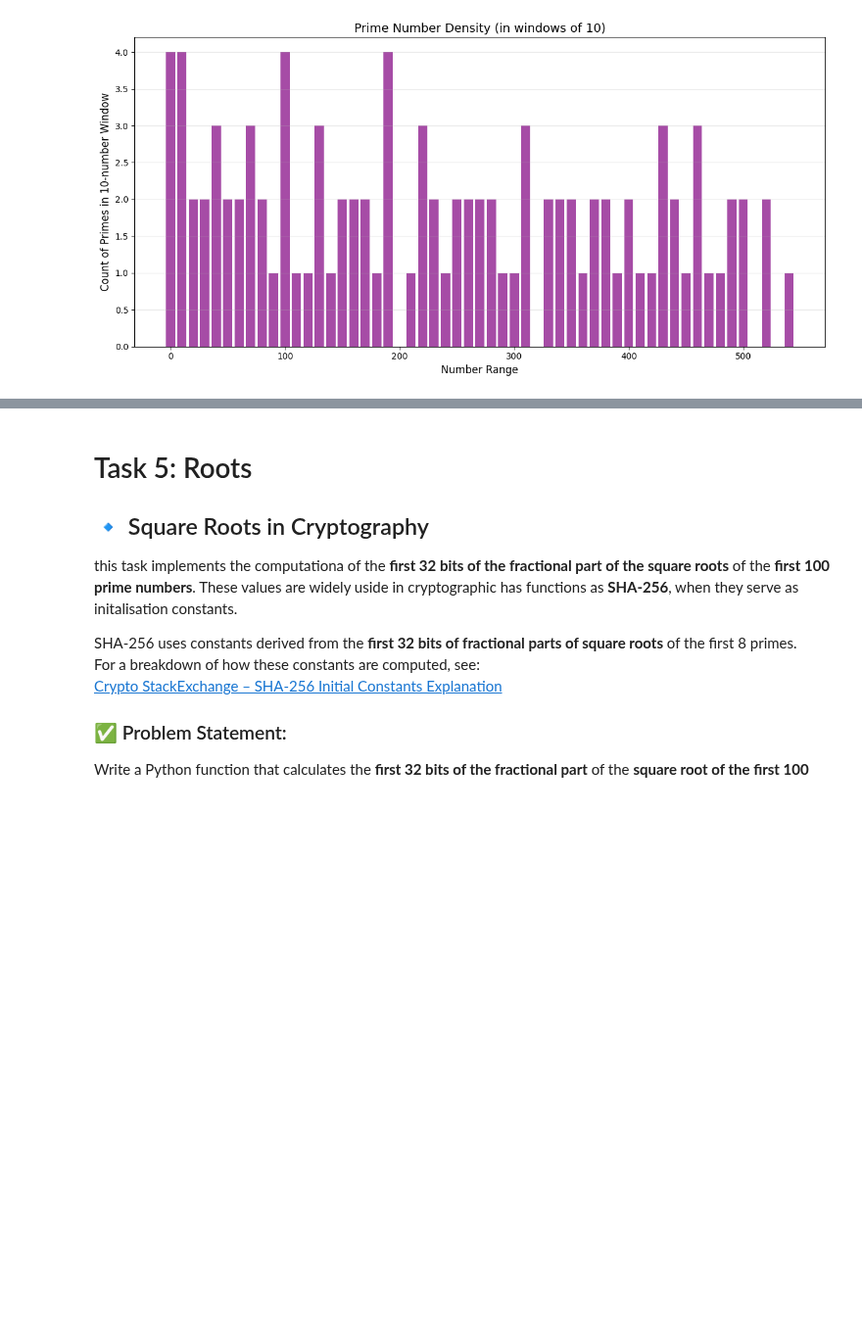
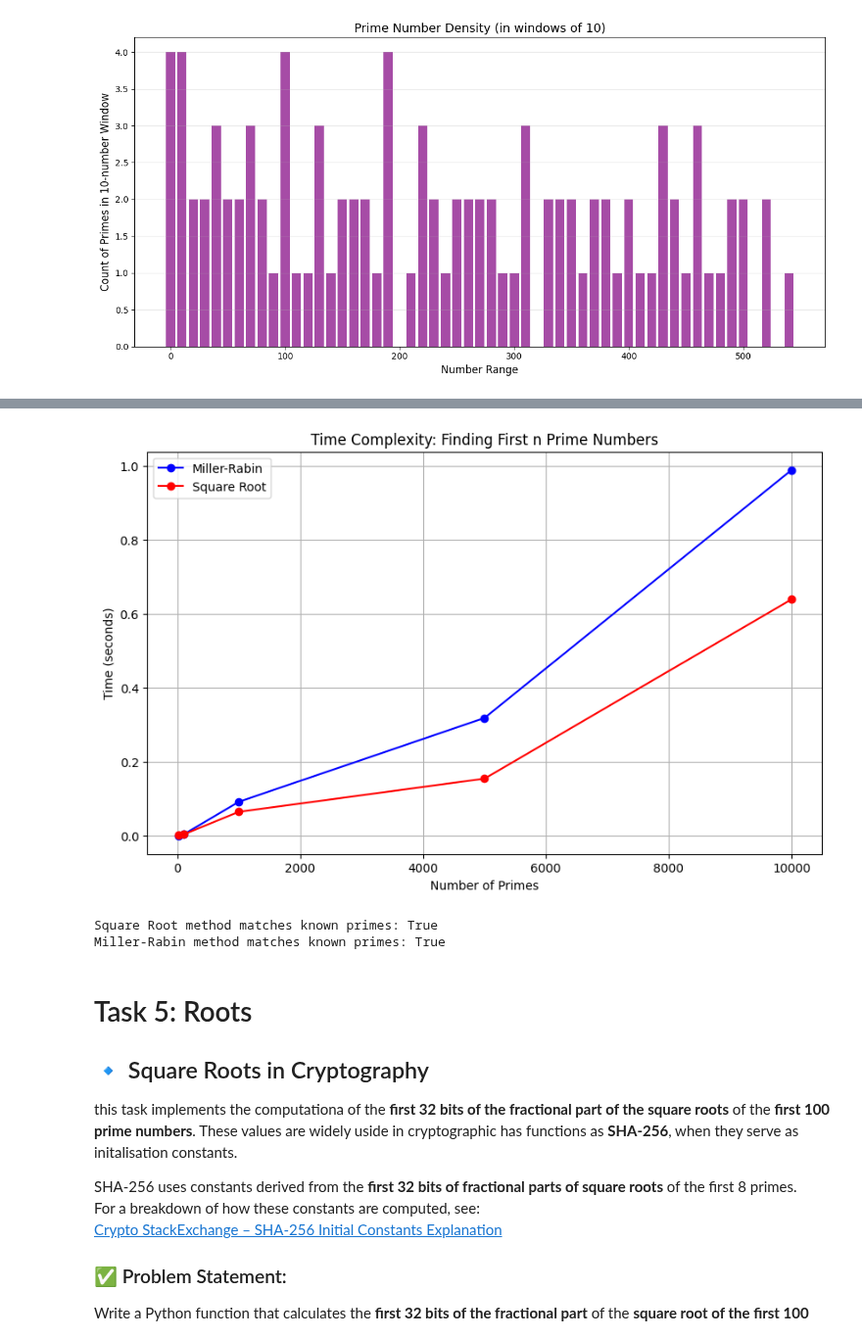
Before and after one commit to JamesDoonan1/computational_theory, a Jupyter notebook: tasks.ipynb, the cells around one changed output, grey strips where cells are left out. Shown at 98% size. Cells and saved outputs as stored; diff of their text form; code cells hidden in the pictures; blank space fills up the shorter version.

Commit message:
Some two new graphs added to task 4 for more clarrification and insight.

```diff
--- a/tasks.ipynb
+++ b/tasks.ipynb
@@ -703,3 +708,79 @@ plt.show()
+# %%
+def measure_prime_algorithms_performance():
+    """
+    Compare performance of the two prime-finding algorithms:
+    1. Miller-Rabin Primality Test
+    2. Square Root Optimisation
+    """
+    sizes = [10, 100, 1000, 5000, 10000]  # Different sizes of prime lists to test
+    miller_rabin_times = []
+    sqrt_times = []
+
+    for size in sizes:
+        start_time = time.time()
+        optimised_miller_rabin_primes(size)
+        end = time.time()
+        miller_rabin_times.append(end - start_time)
+
+        # Measure Square Root method
+        start_time = time.time()
+        first_n_primes(size)
+        end = time.time()
+        sqrt_times.append(end - start_time)
+
+# Plot results
+    plt.figure(figsize=(10, 6))
+    plt.plot(sizes, miller_rabin_times, 'b-o', label='Miller-Rabin')
+    plt.plot(sizes, sqrt_times, 'r-o', label='Square Root')
+    plt.xlabel('Number of Primes')
+    plt.ylabel('Time (seconds)')
+    plt.title('Time Complexity: Finding First n Prime Numbers')
+    plt.legend()
+    plt.grid(True)
+    plt.show()
+
+# Run the performance comparison
+measure_prime_algorithms_performance()
+# %% [output]
+[figure, added]
+# %%
+def verify_against_known_primes():
+    """
+    Verify the generated primes against a known list of primes.
+    """
+    known_primes = [2, 3, 5, 7, 11, 13, 17, 19, 23, 29, 31, 37, 41, 43, 47, 53, 59, 61, 67, 71,
+                    73, 79, 83, 89, 97, 101, 103, 107, 109, 113, 127, 131, 137, 139, 149, 151,
+                    157, 163, 167, 173, 179, 181, 191, 193, 197, 199, 211, 223, 227, 229, 233,
+                    239, 241, 251, 257, 263, 269, 271, 277, 281, 283, 293, 307, 311, 313, 317,
+                    331, 337, 347, 349, 353, 359, 367, 373, 379, 383, 389, 397, 401, 409, 419,
+                    421, 431, 433, 439, 443, 449, 457, 461, 463, 467, 479, 487, 491, 499, 503,
+                    509, 521, 523, 541]
+
+    # Generate the first 100 primes
+    the_sqrt_primes = first_n_primes(100)
+    the_miller_rabin_primes = optimised_miller_rabin_primes(100)
+
+    # Check if the generated primes match the known primes
+    sqrt_correct = (the_sqrt_primes == known_primes)
+    miller_rabin_correct = (the_miller_rabin_primes == known_primes)
+
+    print(f"Square Root method matches known primes: {sqrt_correct}")
+    print(f"Miller-Rabin method matches known primes: {miller_rabin_correct}")
+
+    # If there are differences, show them
+    if not sqrt_correct:
+        print("Square Root method differences:")
+        print(f"First different prime at index: {next((i for i, (a, b) in enumerate(zip(the_sqrt_primes, known_primes)) if a != b), None)}")
+
+    if not miller_rabin_correct:
+        print("Miller-Rabin method differences:")
+        print(f"First different prime at index: {next((i for i, (a, b) in enumerate(zip(the_miller_rabin_primes, known_primes)) if a != b), None)}")
+
+# Run the verification
+verify_against_known_primes()
+# %% [output]
+Square Root method matches known primes: True
+Miller-Rabin method matches known primes: True
 # %% [markdown]
 # Task 5: Roots
 
```
Also changed, not shown: parts of 2 cells of this notebook.
